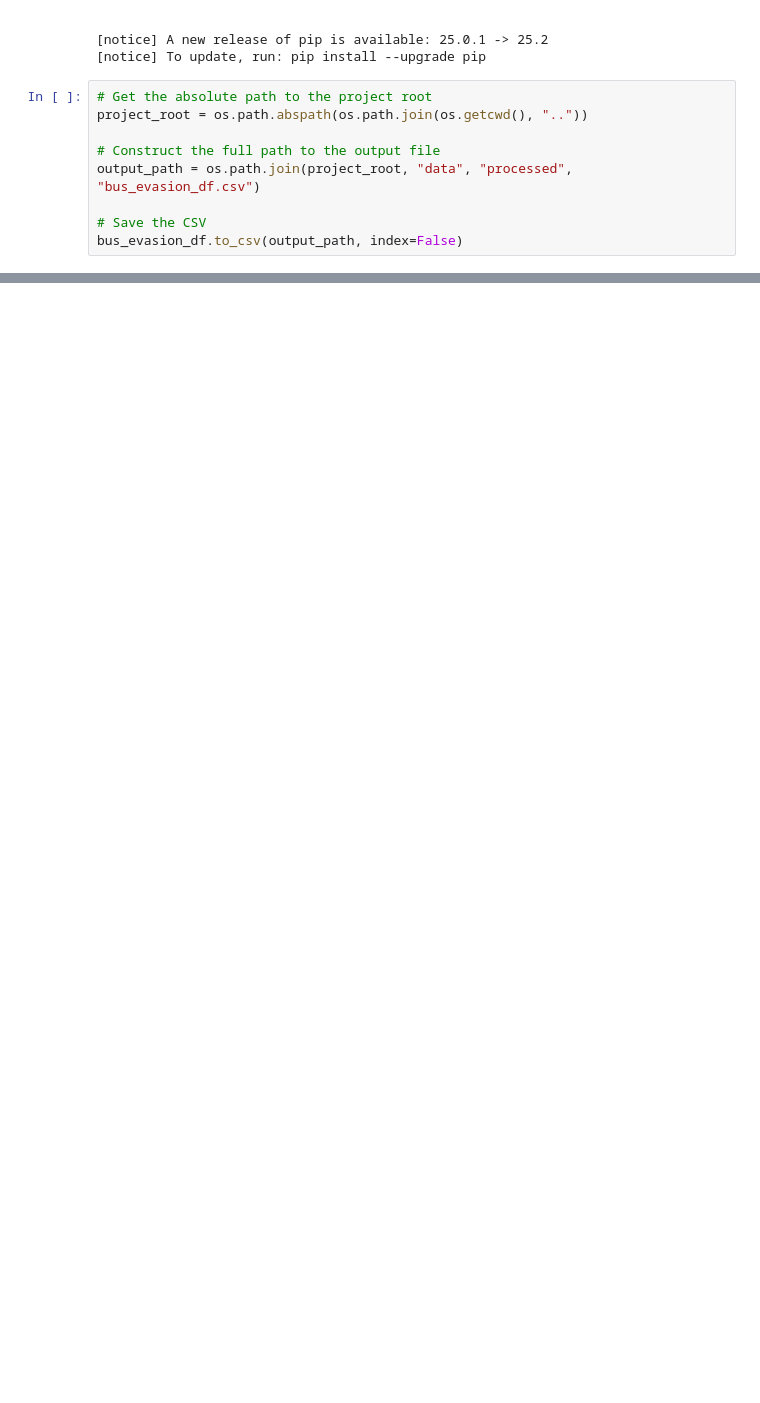
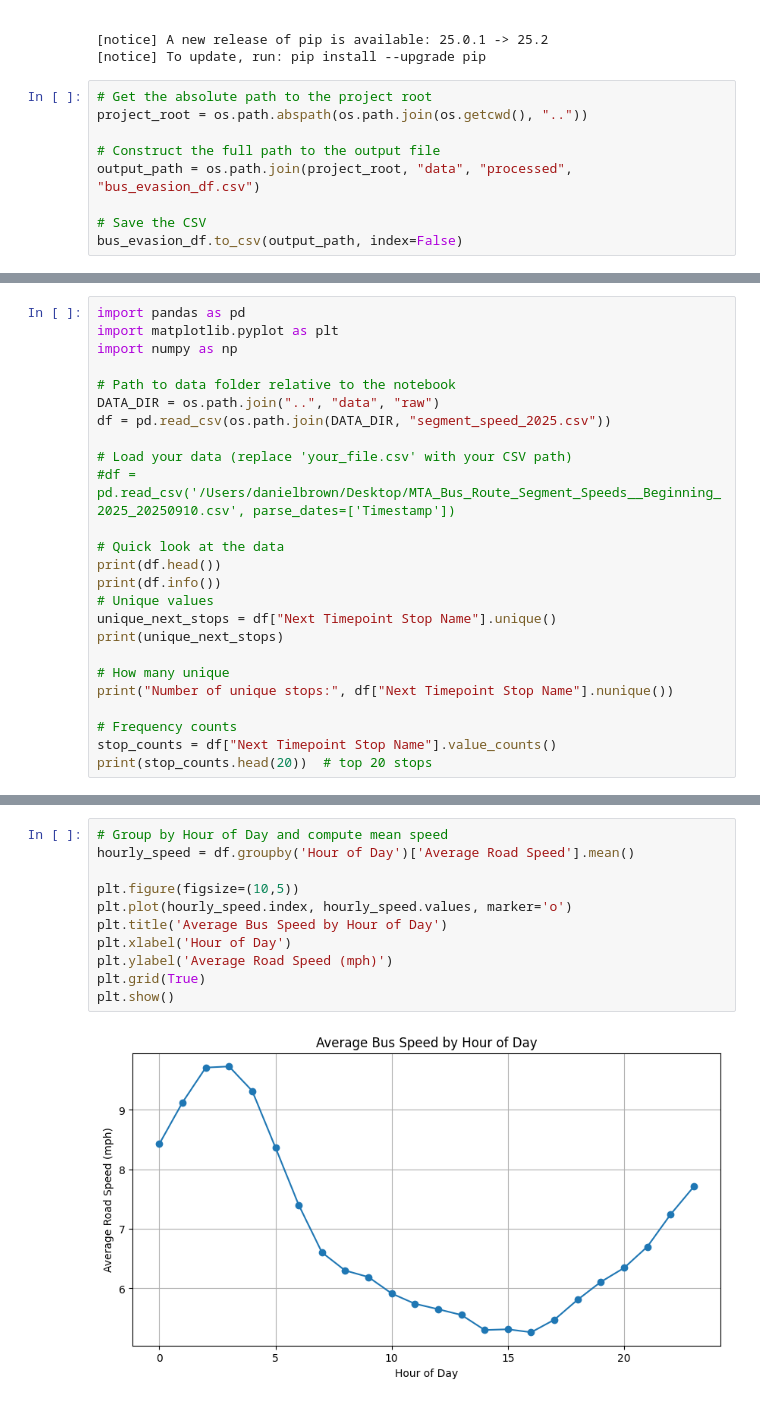
Before and after one commit to OsmanMur/mhc-mta-datathon, a Jupyter notebook: notebooks/02_data_cleaning.ipynb, the cells around one changed output, grey strips where cells are left out. Cells and saved outputs as stored; diff of their text form; blank space fills up the shorter version.

```diff
--- a/notebooks/02_data_cleaning.ipynb
+++ b/notebooks/02_data_cleaning.ipynb
@@ -167,0 +172,25 @@ bus_evasion_df.to_csv(output_path, index=False)
+# %%
+import pandas as pd
+import matplotlib.pyplot as plt
+import numpy as np
+
+# Path to data folder relative to the notebook
+DATA_DIR = os.path.join("..", "data", "raw")
+df = pd.read_csv(os.path.join(DATA_DIR, "segment_speed_2025.csv"))
+
+# Load your data (replace 'your_file.csv' with your CSV path)
+#df = pd.read_csv('/Users/danielbrown/Desktop/MTA_Bus_Route_Segment_Speeds__Beginning_2025_20250910.csv', parse_dates=['Timestamp'])
+
+# Quick look at the data
+print(df.head())
+print(df.info())
+# Unique values
+unique_next_stops = df["Next Timepoint Stop Name"].unique()
+print(unique_next_stops)
+
+# How many unique
+print("Number of unique stops:", df["Next Timepoint Stop Name"].nunique())
+
+# Frequency counts
+stop_counts = df["Next Timepoint Stop Name"].value_counts()
+print(stop_counts.head(20))  # top 20 stops
@@ -167,0 +253,13 @@ bus_evasion_df.to_csv(output_path, index=False)
+# %%
+# Group by Hour of Day and compute mean speed
+hourly_speed = df.groupby('Hour of Day')['Average Road Speed'].mean()
+
+plt.figure(figsize=(10,5))
+plt.plot(hourly_speed.index, hourly_speed.values, marker='o')
+plt.title('Average Bus Speed by Hour of Day')
+plt.xlabel('Hour of Day')
+plt.ylabel('Average Road Speed (mph)')
+plt.grid(True)
+plt.show()
+# %% [output]
+[figure, added]
```
Also changed, not shown: parts of 9 cells of this notebook, 15 other files.
